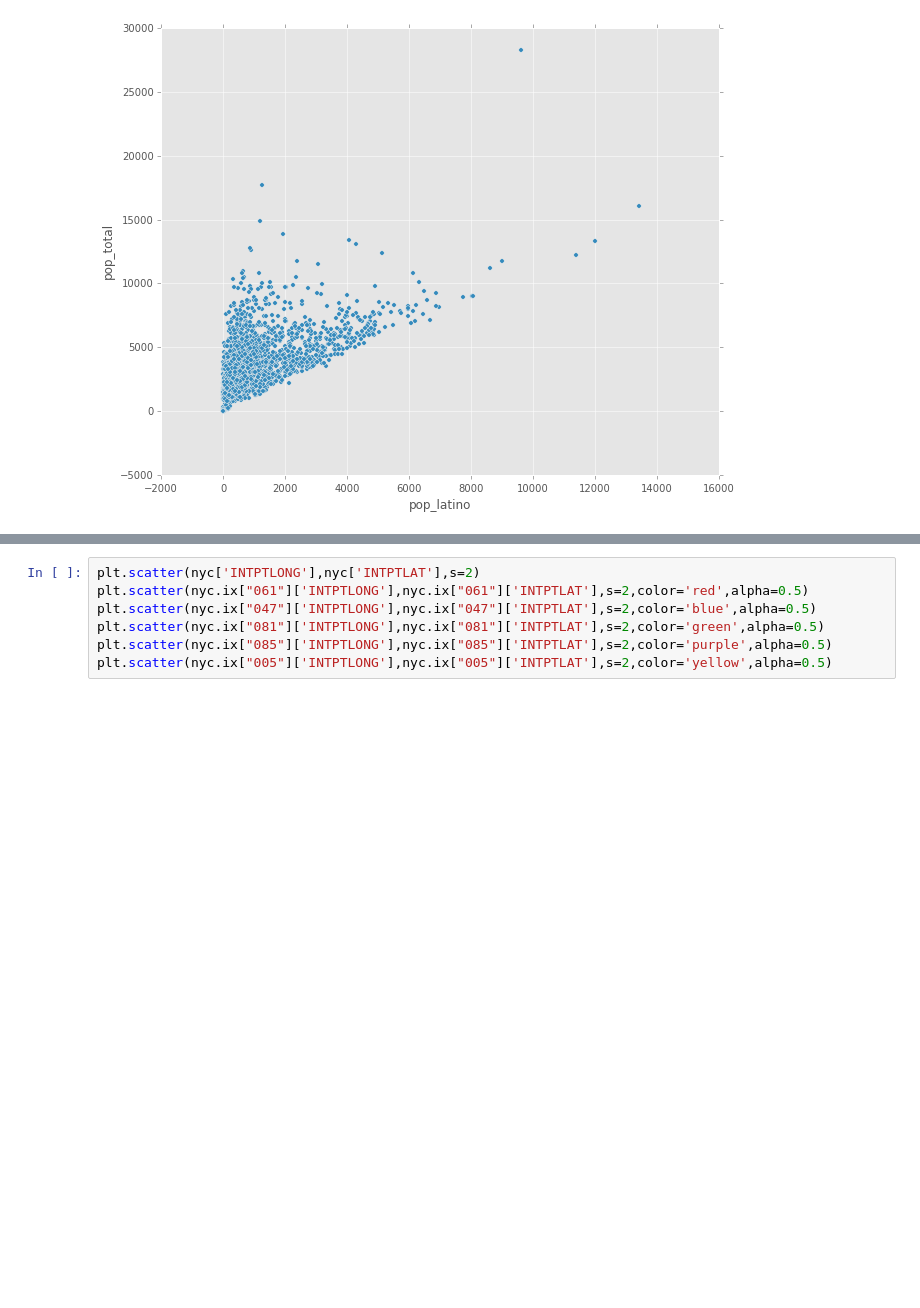
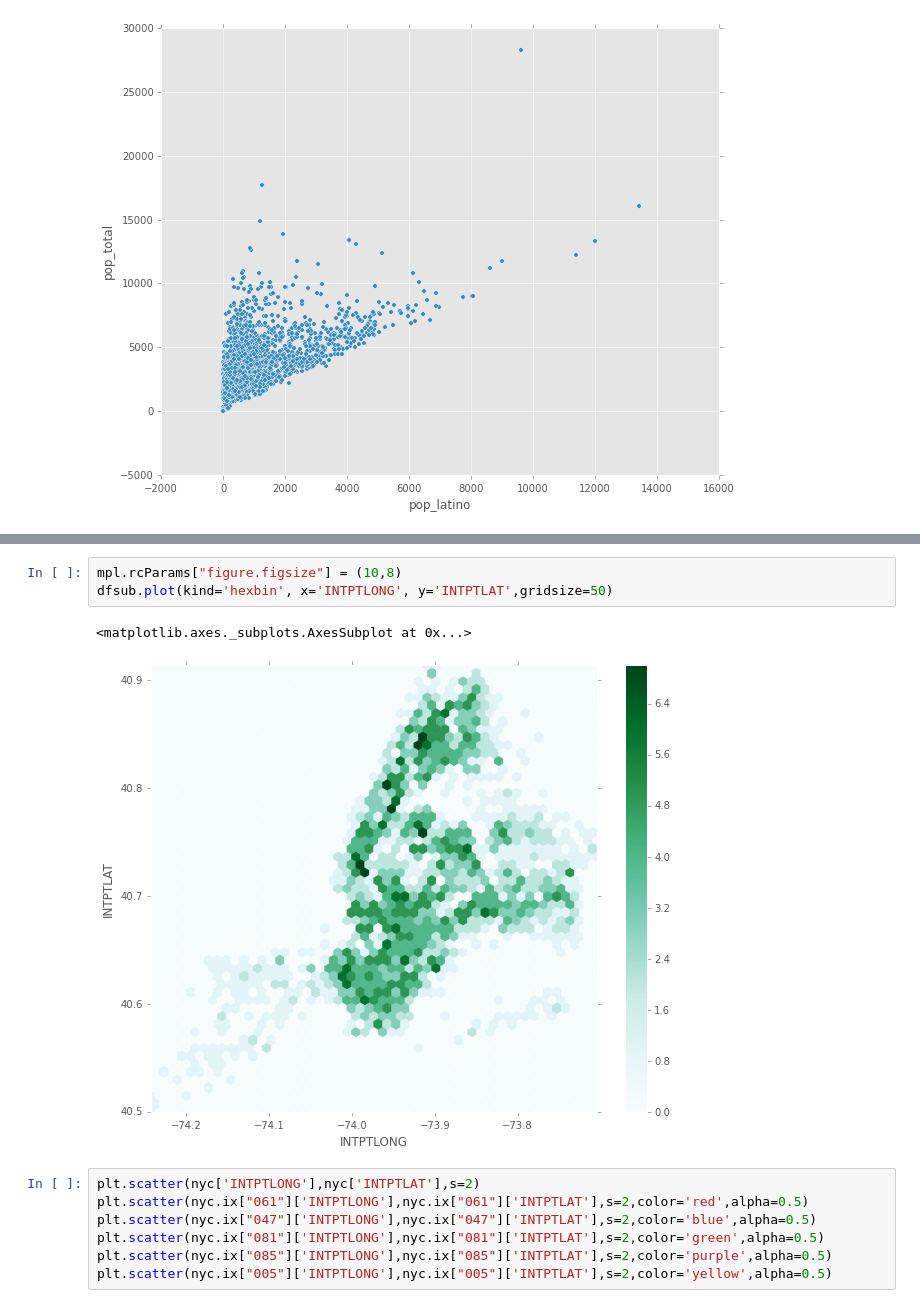
Before and after one commit to luiscvargas/insight_project, a Jupyter notebook: analysis/data_wrangling_census.ipynb, the cells around one changed output, grey strips where cells are left out. Drawn from its saved outputs; the diff is of its cells as text; blank space fills up the shorter version.

```diff
--- a/analysis/data_wrangling_census.ipynb
+++ b/analysis/data_wrangling_census.ipynb
@@ -311,3 +349,9 @@ dfsub.plot(kind='scatter', x='INTPTLONG', y='INTPTLAT',s=0.5*dfsub['pop_latino']
+# %%
+mpl.rcParams["figure.figsize"] = (10,8)
+dfsub.plot(kind='hexbin', x='INTPTLONG', y='INTPTLAT',gridsize=50)
+# %% [output]
+<matplotlib.axes._subplots.AxesSubplot at 0x...>
+[figure, added]
 # %%
 plt.scatter(nyc['INTPTLONG'],nyc['INTPTLAT'],s=2)
 plt.scatter(nyc.ix["061"]['INTPTLONG'],nyc.ix["061"]['INTPTLAT'],s=2,color='red',alpha=0.5)
```
Also changed, not shown: parts of 20 cells of this notebook, 4 other files.
